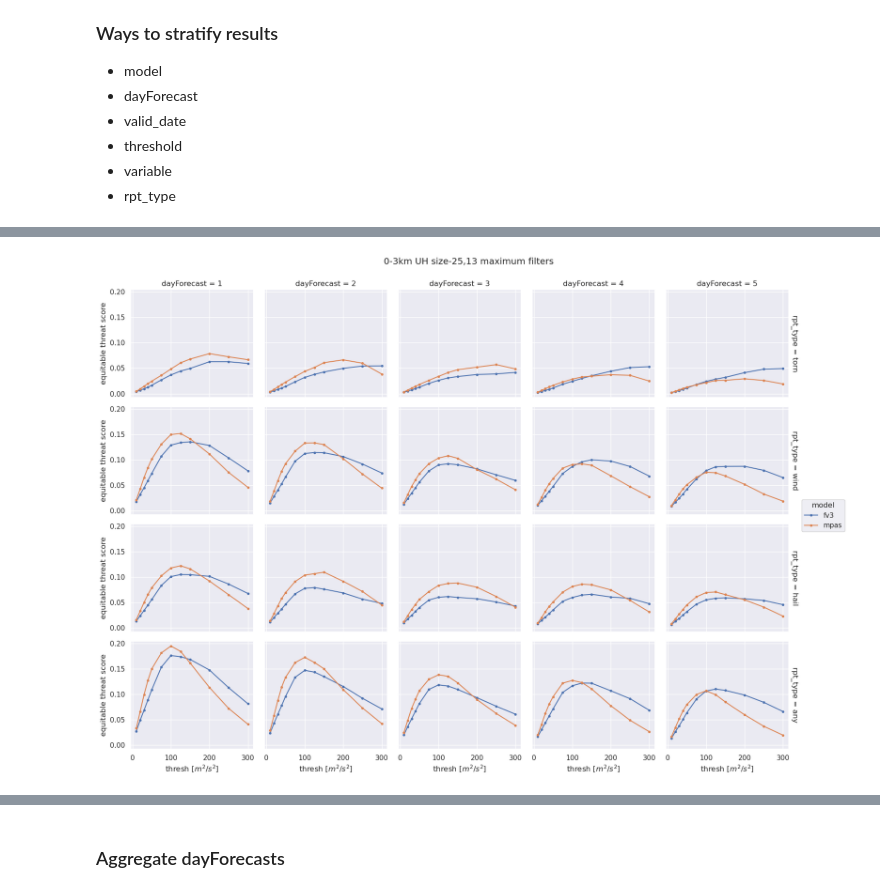
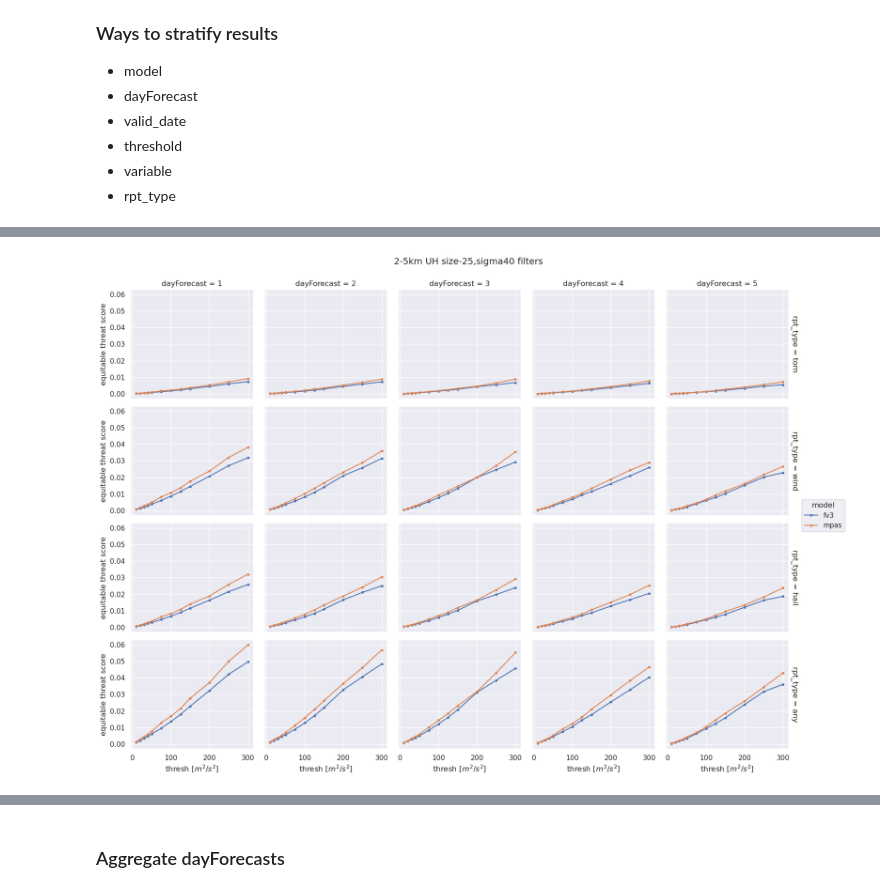
Before and after one commit to ahijevyc/ldmason_hwt, a Jupyter notebook: verify_all.ipynb, the cells around one changed output, grey strips where cells are left out. Saved outputs shown, nothing was run; the diff lists cells and outputs as text; code cells hidden in the pictures.

```diff
--- a/verify_all.ipynb
+++ b/verify_all.ipynb
@@ -367,7 +374,7 @@ For example, equitable threat score (ets), bias, Heidke Skill Score (hss), false
 - variable
 - rpt_type
 # %%
-variable = genericnames[1]
+variable = genericnames[2]
 s = hmfn.hmfn
 # s = s.where(s.valid_date > pd.to_datetime("20240101")) # just one year
 s = s.sel(dayForecast=slice(1, 5))  # just dayForecast 1-5
@@ -375,7 +382,7 @@ s = s.mean(dim="valid_date")
 s = s.sel(variable=variable)
 s = ets(s)
 g = s.plot(col="dayForecast", row="rpt_type", hue="model", marker=".")
-g.fig.suptitle(f"{variable} size-{filter_size1},{filter_size2} maximum filters")
+g.fig.suptitle(f"{variable} size-{filter1.keywords['size']},{filter2_str} filters")
 ofile = tmpdir / f"{s.attrs['short_name']}{sfx.rstrip('.nc')}.png"
 g.fig.subplots_adjust(top=0.92)
 g.fig.savefig(ofile, dpi=150)
@@ -385,4 +392,4 @@ logging.warning(ofile)
-[figure, old version]
+[figure, new version]
 # %%
 rpt_type = "torn"
 s = hmfn.hmfn
```
Also changed, not shown: parts of 32 cells of this notebook, 4 other files.
